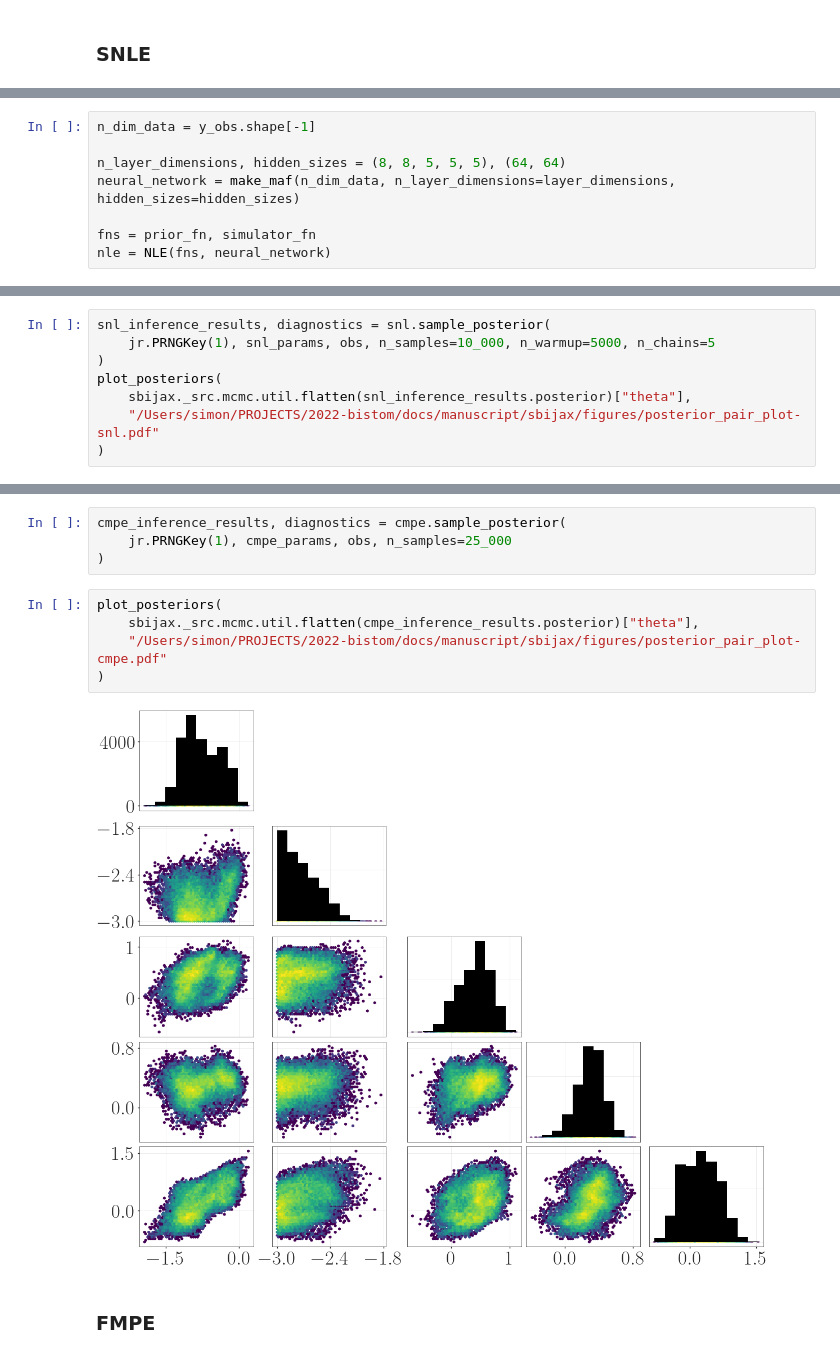
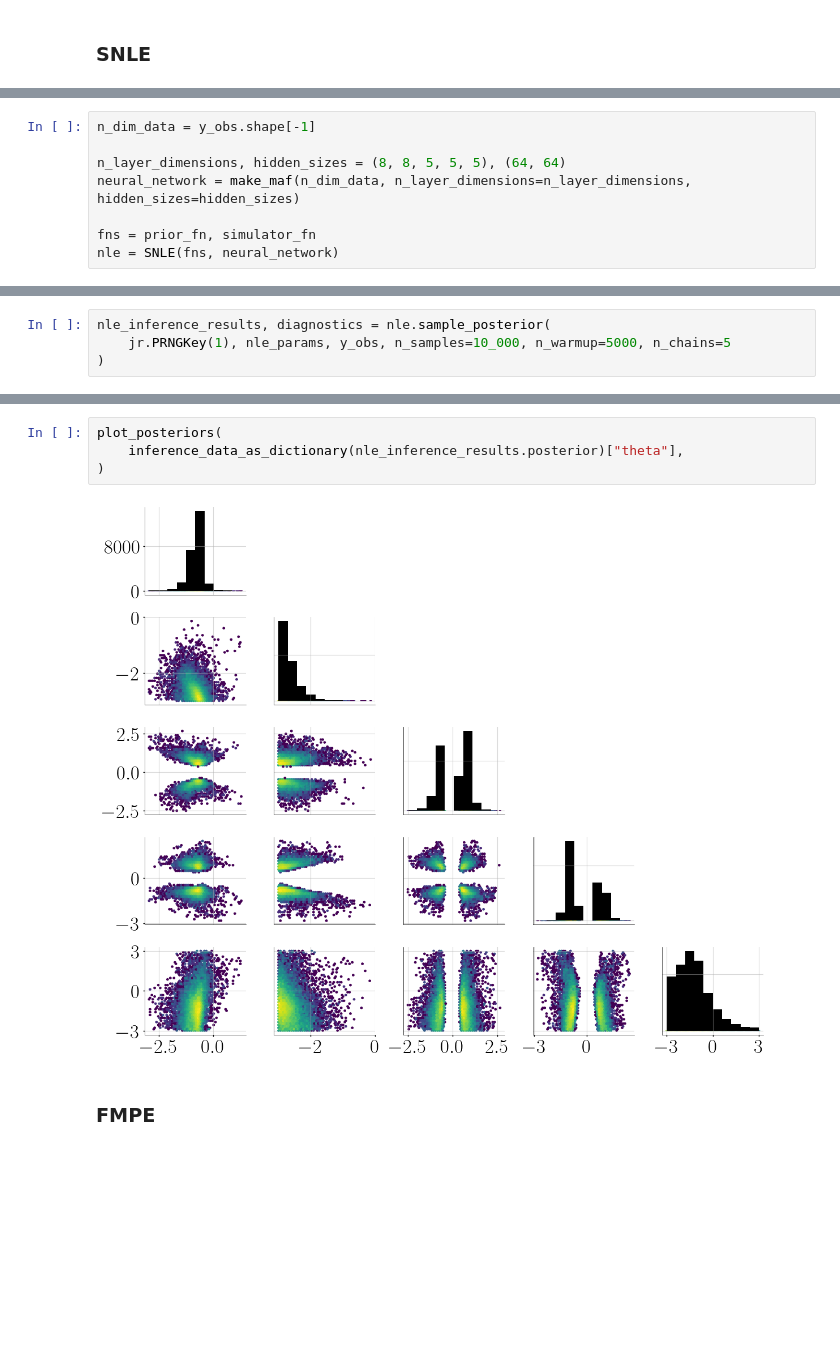
Before and after one commit to dirmeier/sbijax, a Jupyter notebook: manuscript+supplement/chp4-examples.ipynb, the cells around one changed output, grey strips where cells are left out. Drawn from its saved outputs; the diff is of its cells as text; blank space fills up the shorter version.

```diff
--- a/manuscript+supplement/chp4-examples.ipynb
+++ b/manuscript+supplement/chp4-examples.ipynb
@@ -215,10 +215,10 @@ from sbijax.nn import make_maf
 n_dim_data = y_obs.shape[-1]
 
 n_layer_dimensions, hidden_sizes = (8, 8, 5, 5, 5), (64, 64)
-neural_network = make_maf(n_dim_data, n_layer_dimensions=layer_dimensions, hidden_sizes=hidden_sizes)
+neural_network = make_maf(n_dim_data, n_layer_dimensions=n_layer_dimensions, hidden_sizes=hidden_sizes)
 
 fns = prior_fn, simulator_fn
-nle = NLE(fns, neural_network)
+nle = SNLE(fns, neural_network)
 # %%
 data, nle_params = None, {}
 for i in range(15):
@@ -236,8 +234,4 @@ KeyboardInterrupt:
 # %%
-snl_inference_results, diagnostics = snl.sample_posterior(
-    jr.PRNGKey(1), snl_params, obs, n_samples=10_000, n_warmup=5000, n_chains=5
+nle_inference_results, diagnostics = nle.sample_posterior(
+    jr.PRNGKey(1), nle_params, y_obs, n_samples=10_000, n_warmup=5000, n_chains=5
 )
-plot_posteriors(
-    sbijax._src.mcmc.util.flatten(snl_inference_results.posterior)["theta"],
-    "/Users/simon/PROJECTS/2022-bistom/docs/manuscript/sbijax/figures/posterior_pair_plot-snl.pdf"
-)
@@ -269,14 +238,9 @@ for i in range(1):
-# %%
-cmpe_inference_results, diagnostics = cmpe.sample_posterior(
-    jr.PRNGKey(1), cmpe_params, obs, n_samples=25_000
-)
-# %%
-plot_posteriors(
-    sbijax._src.mcmc.util.flatten(cmpe_inference_results.posterior)["theta"],
-    "/Users/simon/PROJECTS/2022-bistom/docs/manuscript/sbijax/figures/posterior_pair_plot-cmpe.pdf"
-)
-# %% [output]
-[figure, removed]
+# %%
+plot_posteriors(
+    inference_data_as_dictionary(nle_inference_results.posterior)["theta"],
+)
+# %% [output]
+[figure, added]
 # %% [markdown]
 ### FMPE
 # %%
```
Also changed, not shown: parts of 17 cells of this notebook, 4 other files.
